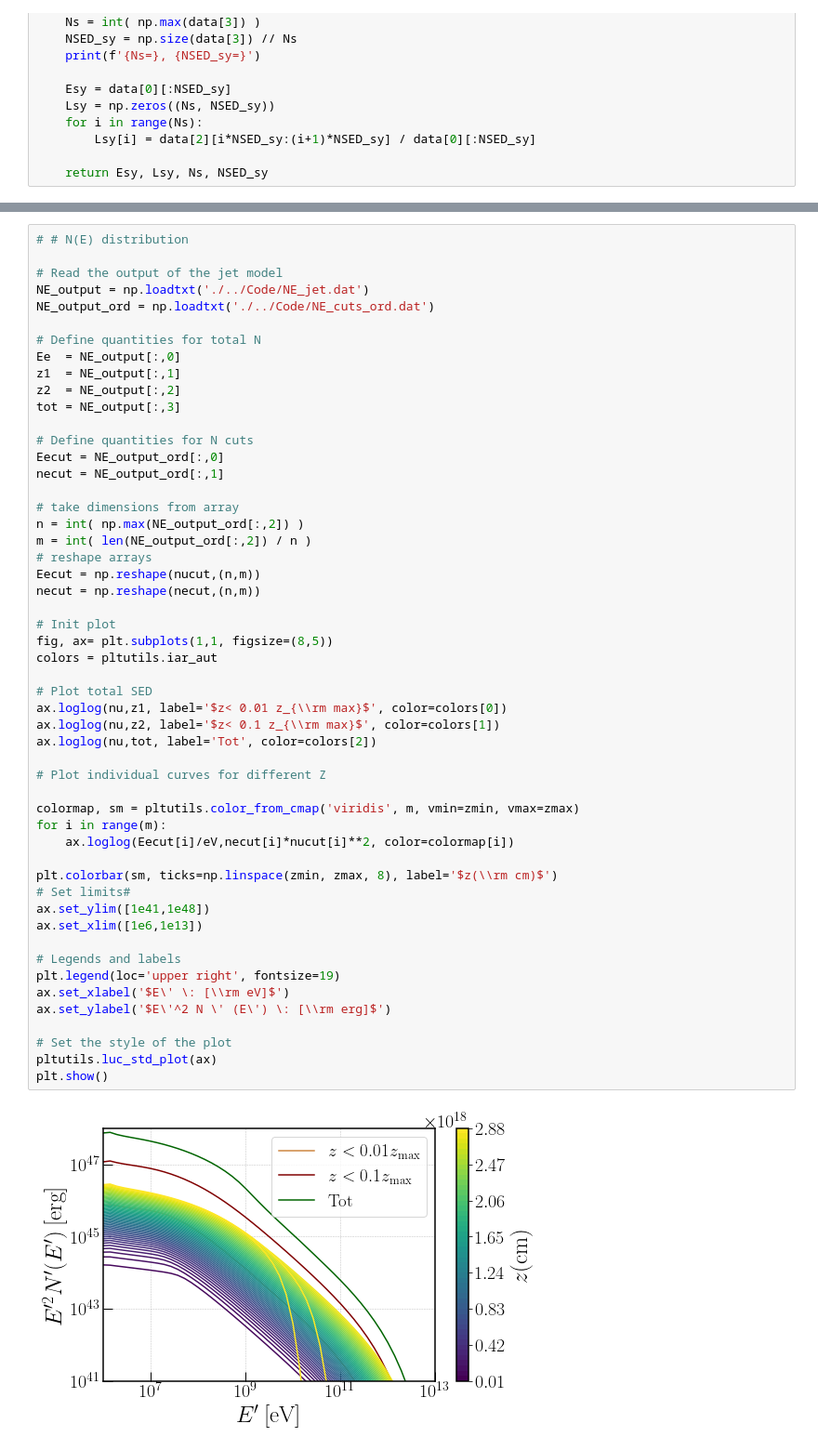
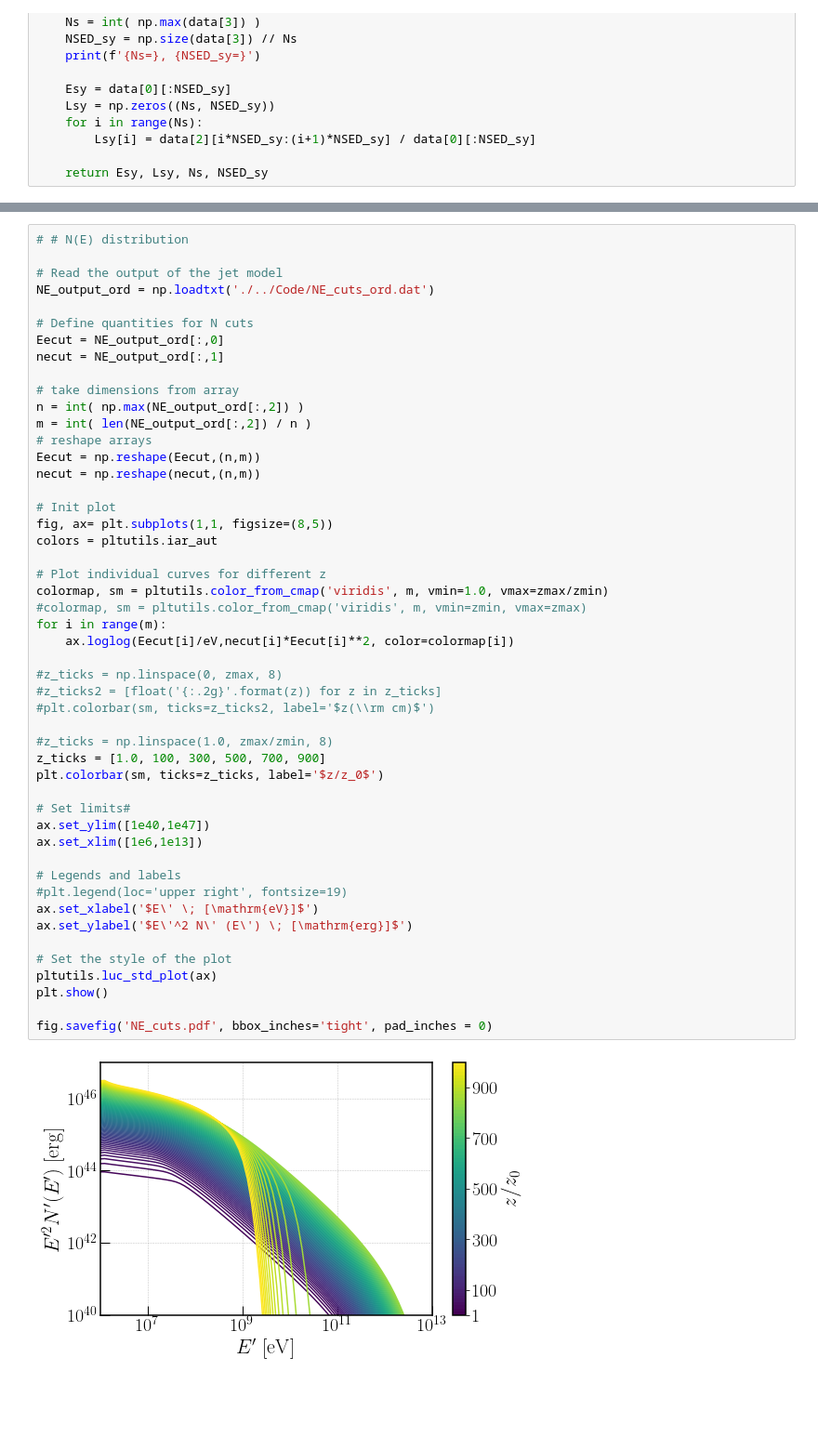
Before and after one commit to santimda/ExtendedJet, a Jupyter notebook: PostProcessing/quickplot_SED_NE.ipynb, the cells around one changed output, grey strips where cells are left out. Shown at 93% size. Cells and saved outputs as stored; diff of their text form; blank space fills up the shorter version.

Commit message:
New version of python plots, using binned distributions in z ranges

```diff
--- a/PostProcessing/quickplot_SED_NE.ipynb
+++ b/PostProcessing/quickplot_SED_NE.ipynb
@@ -75,53 +75,50 @@ plt.show()
 # # N(E) distribution
 
 # Read the output of the jet model
-NE_output = np.loadtxt('./../Code/NE_jet.dat')
 NE_output_ord = np.loadtxt('./../Code/NE_cuts_ord.dat')
-
-# Define quantities for total N
-Ee  = NE_output[:,0]
-z1  = NE_output[:,1]
-z2  = NE_output[:,2]
-tot = NE_output[:,3]
 
 # Define quantities for N cuts
 Eecut = NE_output_ord[:,0]
 necut = NE_output_ord[:,1]
 
 # take dimensions from array
 n = int( np.max(NE_output_ord[:,2]) )
 m = int( len(NE_output_ord[:,2]) / n )
 # reshape arrays
-Eecut = np.reshape(nucut,(n,m))
+Eecut = np.reshape(Eecut,(n,m))
 necut = np.reshape(necut,(n,m))
 
 # Init plot
 fig, ax= plt.subplots(1,1, figsize=(8,5))
 colors = pltutils.iar_aut
 
-# Plot total SED
-ax.loglog(nu,z1, label='$z< 0.01 z_{\\rm max}$', color=colors[0])
-ax.loglog(nu,z2, label='$z< 0.1 z_{\\rm max}$', color=colors[1])
-ax.loglog(nu,tot, label='Tot', color=colors[2])
+# Plot individual curves for different z
+colormap, sm = pltutils.color_from_cmap('viridis', m, vmin=1.0, vmax=zmax/zmin)
+#colormap, sm = pltutils.color_from_cmap('viridis', m, vmin=zmin, vmax=zmax)
+for i in range(m):
+    ax.loglog(Eecut[i]/eV,necut[i]*Eecut[i]**2, color=colormap[i])
 
-# Plot individual curves for different Z
+#z_ticks = np.linspace(0, zmax, 8)
+#z_ticks2 = [float('{:.2g}'.format(z)) for z in z_ticks]
+#plt.colorbar(sm, ticks=z_ticks2, label='$z(\\rm cm)$')
 
-colormap, sm = pltutils.color_from_cmap('viridis', m, vmin=zmin, vmax=zmax)
-for i in range(m):
-    ax.loglog(Eecut[i]/eV,necut[i]*nucut[i]**2, color=colormap[i])
+#z_ticks = np.linspace(1.0, zmax/zmin, 8)
+z_ticks = [1.0, 100, 300, 500, 700, 900]
+plt.colorbar(sm, ticks=z_ticks, label='$z/z_0$')
 
-plt.colorbar(sm, ticks=np.linspace(zmin, zmax, 8), label='$z(\\rm cm)$')
 # Set limits#
-ax.set_ylim([1e41,1e48])
+ax.set_ylim([1e40,1e47])
 ax.set_xlim([1e6,1e13])
 
 # Legends and labels
-plt.legend(loc='upper right', fontsize=19)
-ax.set_xlabel('$E\' \: [\\rm eV]$')
-ax.set_ylabel('$E\'^2 N \' (E\') \: [\\rm erg]$')
+#plt.legend(loc='upper right', fontsize=19)
+ax.set_xlabel('$E\' \; [\mathrm{eV}]$')
+ax.set_ylabel('$E\'^2 N\' (E\') \; [\mathrm{erg}]$')
 
 # Set the style of the plot
 pltutils.luc_std_plot(ax)
 plt.show()
+
+fig.savefig('NE_cuts.pdf', bbox_inches='tight', pad_inches = 0)
 # %% [output]
-[figure, old version]
+[figure, new version]
```
Also changed, not shown: parts of 3 cells of this notebook, 1 other file.
